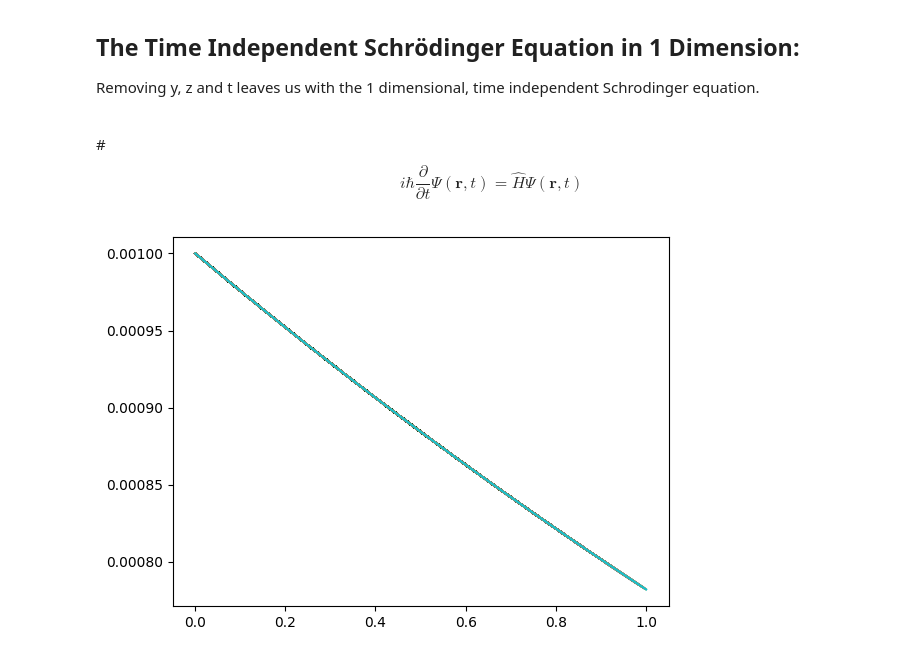
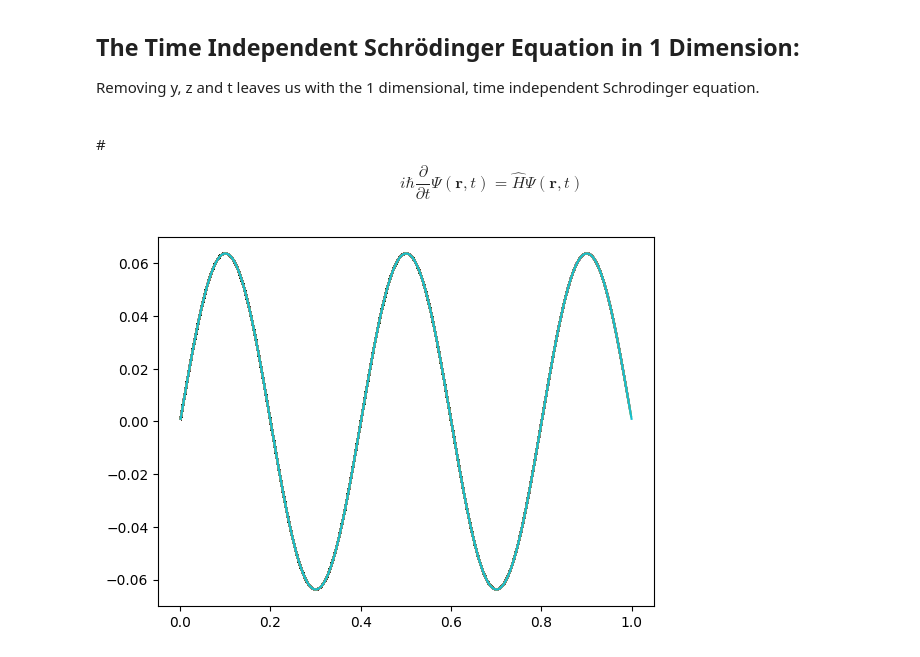
Before and after one commit to RickeyEstes2/Public, a Jupyter notebook: Time Independent Schrodinger Equation In One Dimension 1.ipynb, the cells around one changed output. Saved outputs shown, nothing was run; the diff lists cells and outputs as text; code cells hidden in the pictures.

```diff
--- a/Time Independent Schrodinger Equation In One Dimension 1.ipynb
+++ b/Time Independent Schrodinger Equation In One Dimension 1.ipynb
@@ -19,25 +19,25 @@ V=0
 # %%
 psi=0
 dpsi=1
 x=0
 dx=a*0.001
 
 xlist=[]
 psilist=[]
 
 E=123.12
-
+#E=1
 while x<=a:
   #second derivative of psi
   ddpsi=2*m/h**2*(V-E)*psi
 
   #first derivative of psi
   dpsi=dpsi+ddpsi*dx
 
-  psi=psi=dpsi*dx
+  psi=psi+dpsi*dx
   x=x+dx
   xlist.append(x)
   psilist.append(psi)
   plt.plot(xlist,psilist)
 # %% [output]
-[figure, old version]
+[figure, new version]
```
Also changed, not shown: parts of 1 cell of this notebook.
